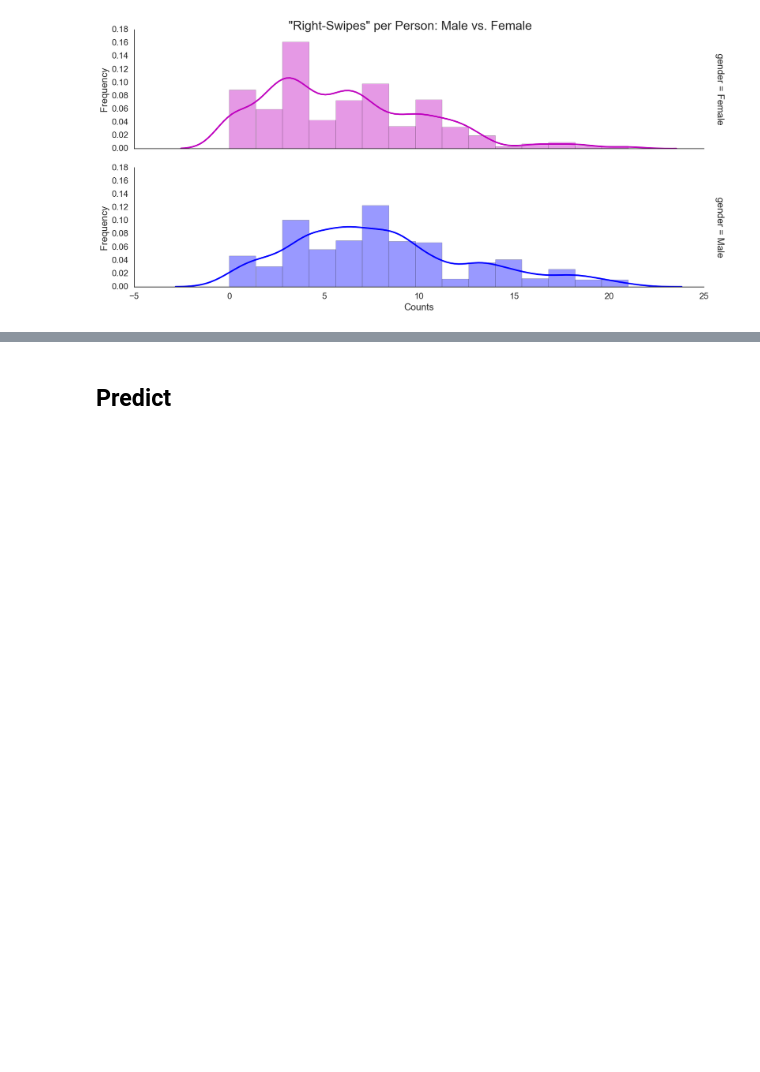
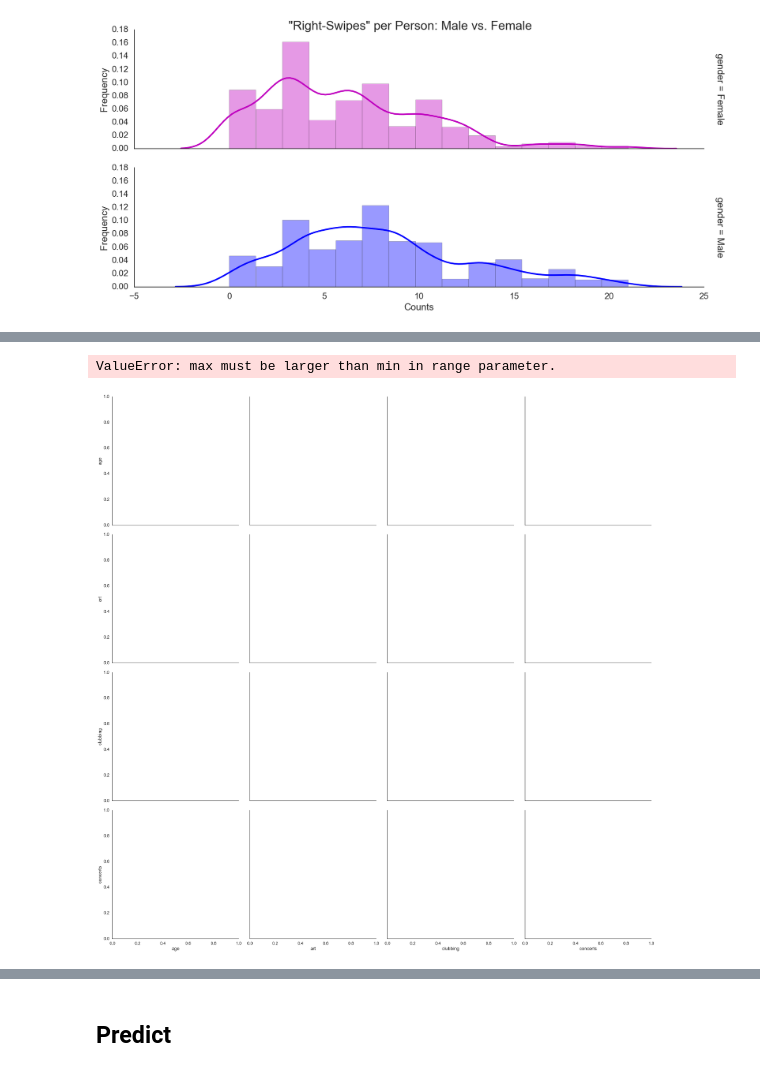
Before and after one commit to sethkaufee/Dating-Data, a Jupyter notebook: Speed Dating/match_prediction.ipynb, the cells around one changed output, grey strips where cells are left out. Cells and saved outputs as stored; diff of their text form; code cells hidden in the pictures; blank space fills up the shorter version.

```diff
--- a/Speed Dating/match_prediction.ipynb
+++ b/Speed Dating/match_prediction.ipynb
@@ -169,17 +145,0 @@ combined_counts['diffFemale'] = -combined_counts['diffFemale']
-# %%
-plot_order = combined_counts.sort_values(by=['diffMale','diffFemale'],ascending=False).index
-
-sns.set_style('white')
-
-plt.figure(figsize=(16,12),dpi=1000)
-sns.barplot(x=combined_counts.index,y='diffMale',
-            data=combined_counts,color='blue',alpha=.5,order=plot_order,label='Male')
-g=sns.barplot(x=combined_counts.index,y='diffFemale',
-            data=combined_counts,color='m',alpha=.5,order=plot_order,label='Female')
-g.set_autoscale_on(True)
-g.set_rasterized(True)
-plt.yticks(size='x-large',)
-plt.xticks(range(1,2),'')
-plt.xlabel('Counts', fontsize='xx-large')
-plt.ylabel('Fields', fontsize='xx-large')
-plt.legend(fontsize='x-large',loc=0);
@@ -266,0 +225,8 @@ hm=sns.heatmap(corr, mask=mask, cmap=cmap, vmax=.3,
+# %%
+att_plot[num_col][:10].corr()
+
+p=sns.pairplot(att_plot[num_col[:4]],size=7.5)
+p.;
+# %% [output]
+ValueError: max must be larger than min in range parameter.
+[figure, added]
```
Also changed, not shown: parts of 28 cells of this notebook.
